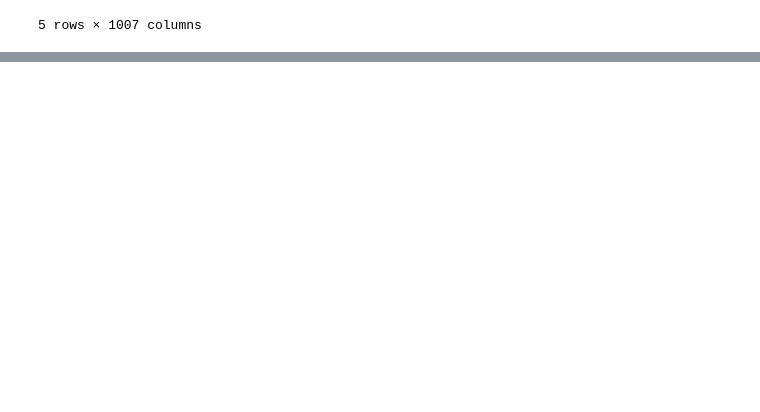
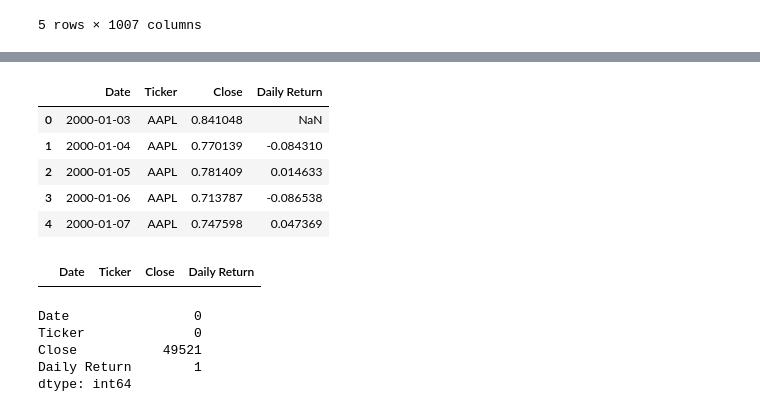
Before and after one commit to i-Legacy/proyecto-final-datos, a Jupyter notebook: EDA_principal.ipynb, the cells around one changed output, grey strips where cells are left out. Saved outputs shown, nothing was run; the diff lists cells and outputs as text; code cells hidden in the pictures; blank space fills up the shorter version.

```diff
--- a/EDA_principal.ipynb
+++ b/EDA_principal.ipynb
@@ -402,0 +481,23 @@ df_data.to_csv('data/sp500_data.csv', index=False)
+# %%
+# SP500Companies['Day Name'] = SP500Companies.index.day_name()
+SP500Companies['Daily Return']=SP500Companies['Close'].pct_change()
+SP500Companies.head()
+# %% [output]
+|  | Date | Ticker | Close | Daily Return |
+| 0 | 2000-01-03 | AAPL | 0.841048 | NaN |
+| 1 | 2000-01-04 | AAPL | 0.770139 | -0.084310 |
+| 2 | 2000-01-05 | AAPL | 0.781409 | 0.014633 |
+| 3 | 2000-01-06 | AAPL | 0.713787 | -0.086538 |
+| 4 | 2000-01-07 | AAPL | 0.747598 | 0.047369 |
+# %%
+SP500Companies[SP500Companies.duplicated()]
+# %% [output]
+|  | Date | Ticker | Close | Daily Return |
+# %%
+SP500Companies.isna().sum()
+# %% [output]
+Date                0
+Ticker              0
+Close           49521
+Daily Return        1
+dtype: int64
```
Also changed, not shown: parts of 10 cells of this notebook.
